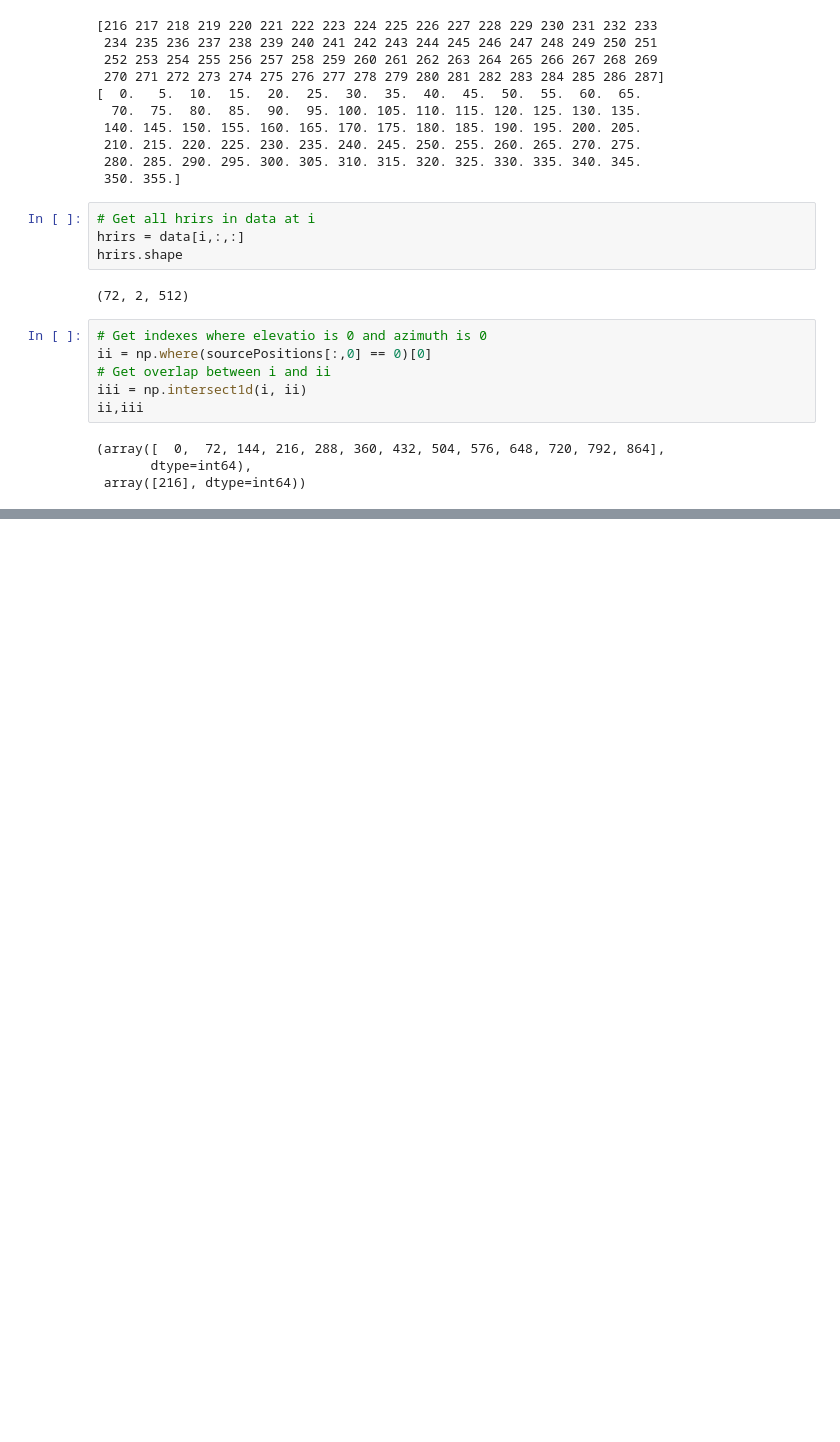
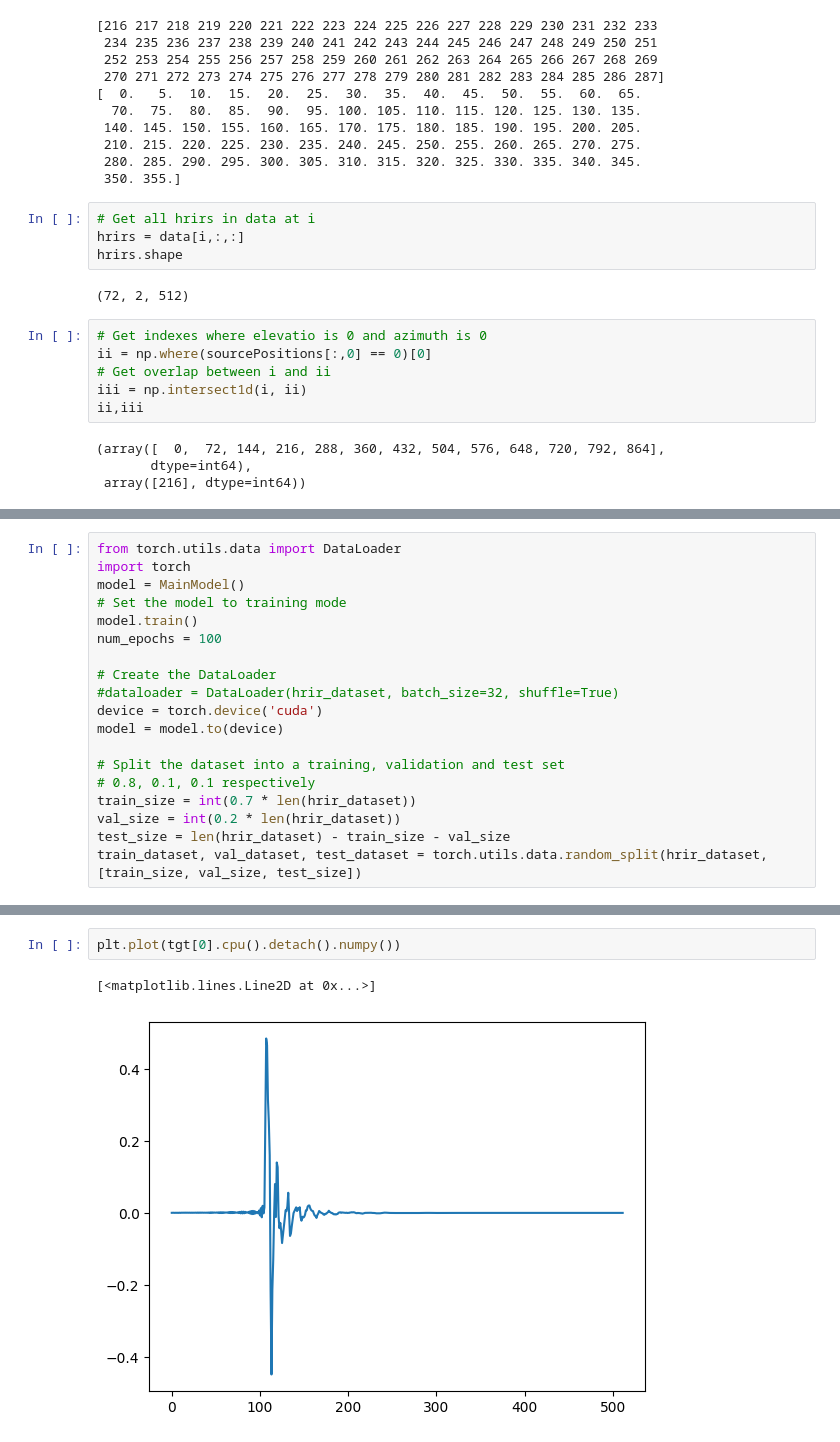
Before and after one commit to will-sloan/fourth_year_project, a Jupyter notebook: HRTF Models/main.ipynb, the cells around one changed output, grey strips where cells are left out. Saved outputs shown, nothing was run; the diff lists cells and outputs as text; blank space fills up the shorter version.

```diff
--- a/HRTF Models/main.ipynb
+++ b/HRTF Models/main.ipynb
@@ -402,0 +113,19 @@ plt.plot(output[0,0,:].detach().cpu().numpy())
+# %%
+from torch.utils.data import DataLoader
+import torch
+model = MainModel()
+# Set the model to training mode
+model.train()
+num_epochs = 100
+
+# Create the DataLoader
+#dataloader = DataLoader(hrir_dataset, batch_size=32, shuffle=True)
+device = torch.device('cuda')
+model = model.to(device)
+
+# Split the dataset into a training, validation and test set
+# 0.8, 0.1, 0.1 respectively
+train_size = int(0.7 * len(hrir_dataset))
+val_size = int(0.2 * len(hrir_dataset))
+test_size = len(hrir_dataset) - train_size - val_size
+train_dataset, val_dataset, test_dataset = torch.utils.data.random_split(hrir_dataset, [train_size, val_size, test_size])
@@ -402,0 +302,5 @@ plt.plot(output[0,0,:].detach().cpu().numpy())
+# %%
+plt.plot(tgt[0].cpu().detach().numpy())
+# %% [output]
+[<matplotlib.lines.Line2D at 0x...>]
+[figure, added]
```
Also changed, not shown: parts of 53 cells of this notebook, 14 other files.
